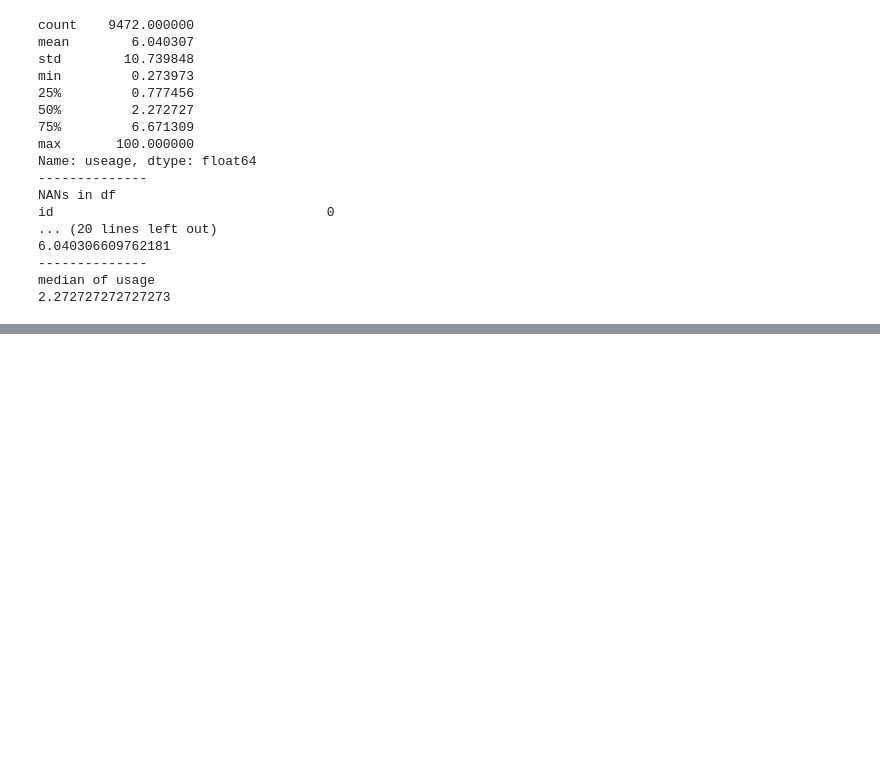
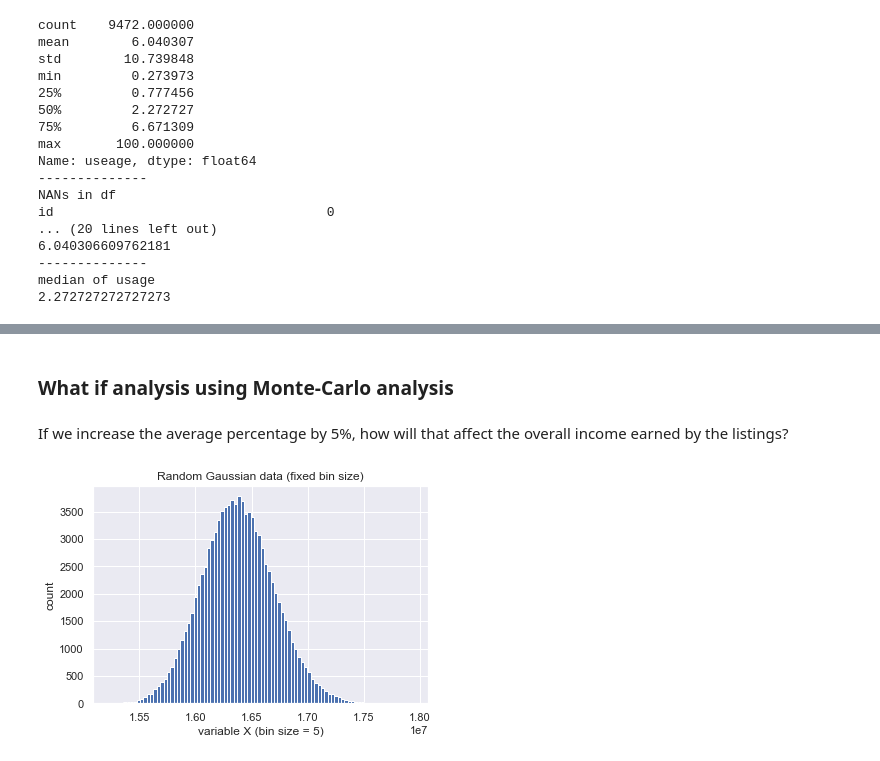
Before and after one commit to magrathj/Airbnb_Analysis, a Jupyter notebook: Airbnb_Analysis_Cape_Town.ipynb, the cells around one changed output, grey strips where cells are left out. Saved outputs shown, nothing was run; the diff lists cells and outputs as text; code cells hidden in the pictures; blank space fills up the shorter version.

```diff
--- a/Airbnb_Analysis_capetown.ipynb
+++ b/Airbnb_Analysis_Cape_Town.ipynb
@@ -396,0 +397,8 @@ plot_simulation(df , scale = 3.1, number_sim = 100000)
+# %% [markdown]
+### What if analysis using Monte-Carlo analysis
+# %% [markdown]
+If we increase the average percentage by 5%, how will that affect the overall income earned by the listings?
+# %%
+plot_simulation(df , scale = 7.1, number_sim = 100000)
+# %% [output]
+[figure, added]
```
Also changed, not shown: parts of 24 cells of this notebook, 3 other files.
